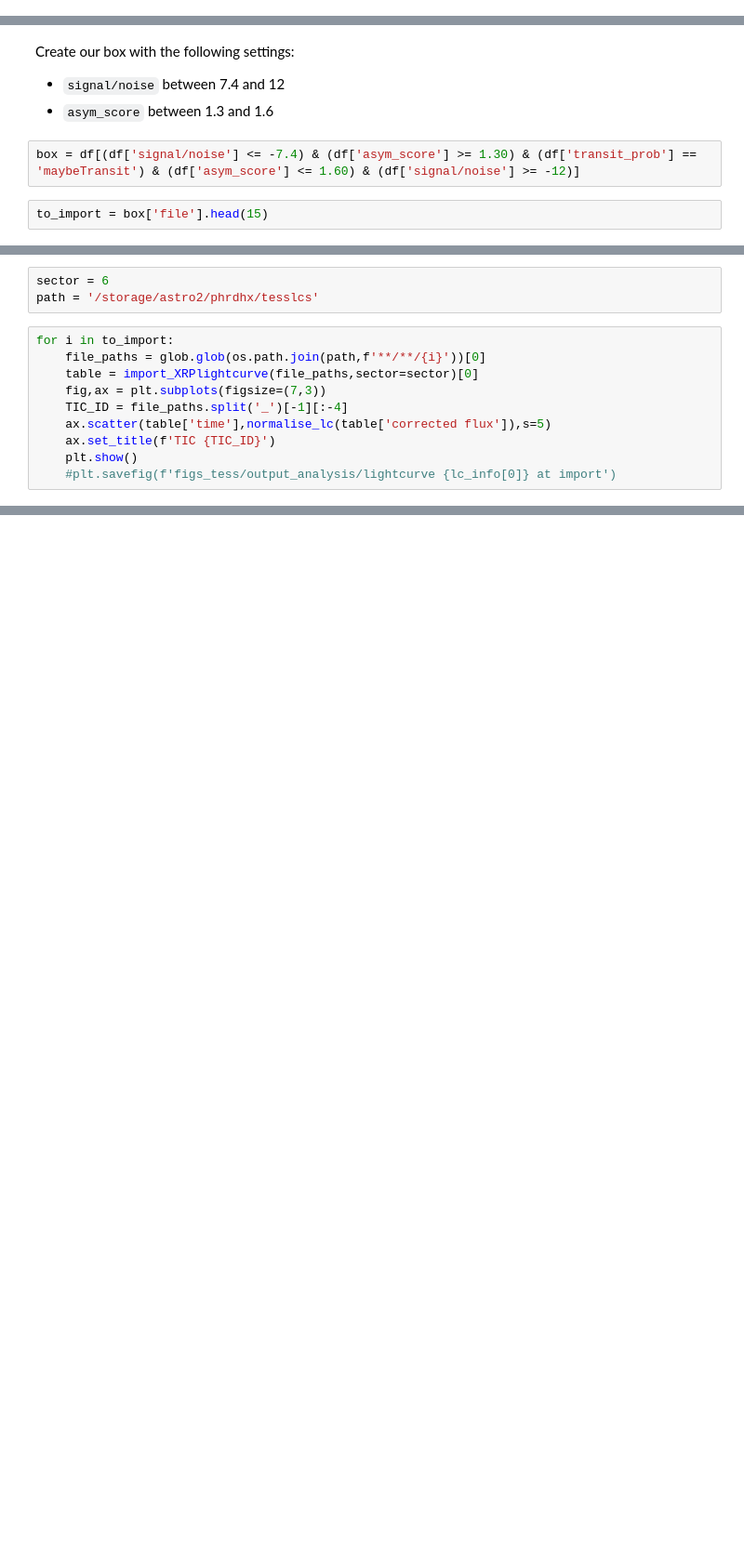
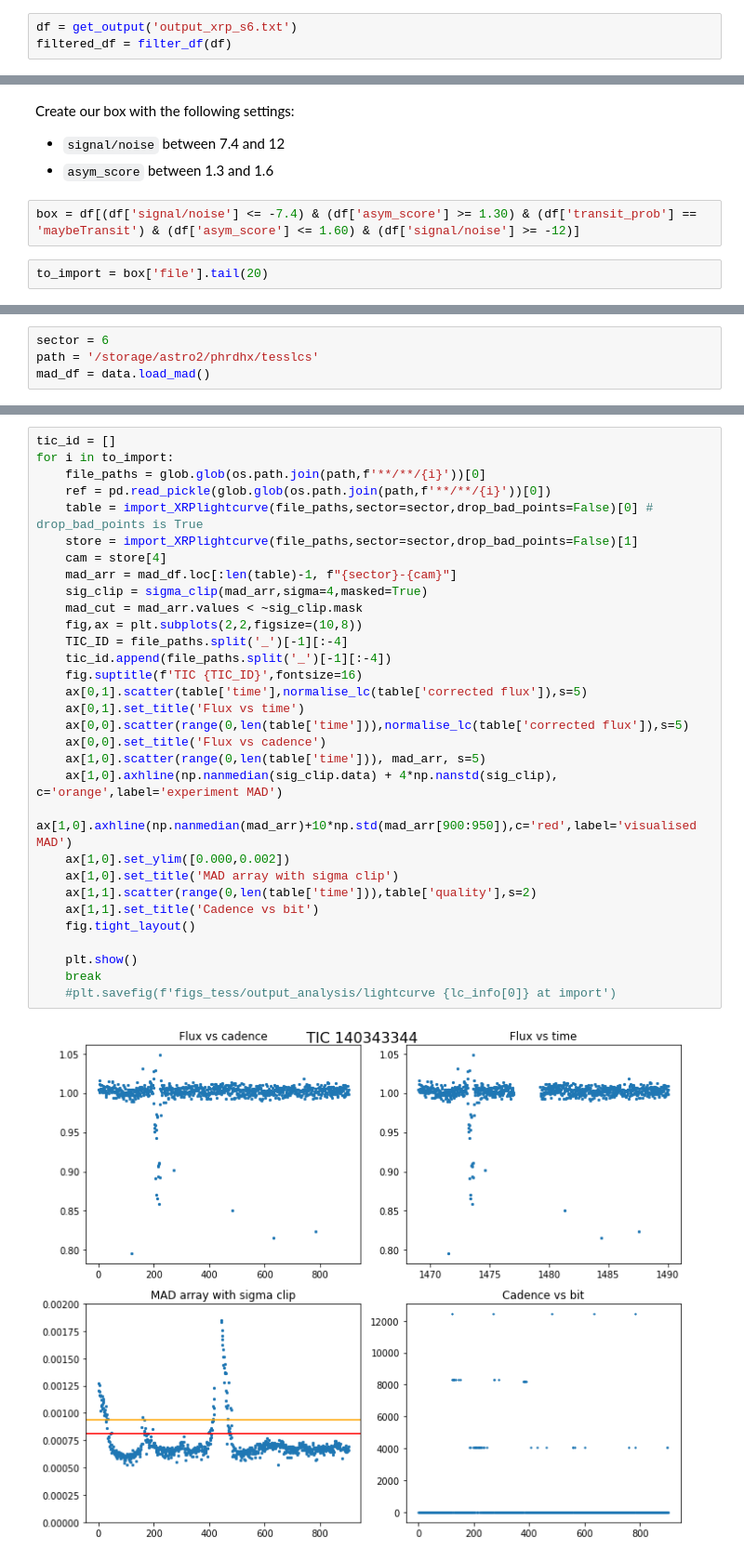
Before and after one commit to azibn/automated_exocomet_hunt, a Jupyter notebook: Notebooks/output_analysis.ipynb, the cells around one changed output, grey strips where cells are left out. Shown at 93% size. Saved outputs shown, nothing was run; the diff lists cells and outputs as text; blank space fills up the shorter version.

```diff
--- a/Notebooks/output_analysis.ipynb
+++ b/Notebooks/output_analysis.ipynb
@@ -29,3 +57,6 @@ df[cols[1:-1]] = df[cols[1:-1]].astype('float32')
+# %%
+df = get_output('output_xrp_s6.txt')
+filtered_df = filter_df(df)
 # %%
 df['transit_prob'].unique()
 # %% [output]
@@ -117,4 +118,4 @@ Create our box with the following settings:
 # %%
 box = df[(df['signal/noise'] <= -7.4) & (df['asym_score'] >= 1.30) & (df['transit_prob'] == 'maybeTransit') & (df['asym_score'] <= 1.60) & (df['signal/noise'] >= -12)]
 # %%
-to_import = box['file'].head(15)
+to_import = box['file'].tail(20)
@@ -125,13 +124,4 @@ from analysis_tools_cython import *
 # %%
 sector = 6
 path = '/storage/astro2/phrdhx/tesslcs'
+mad_df = data.load_mad()
-# %%
-for i in to_import:
-    file_paths = glob.glob(os.path.join(path,f'**/**/{i}'))[0]
-    table = import_XRPlightcurve(file_paths,sector=sector)[0]
-    fig,ax = plt.subplots(figsize=(7,3))
-    TIC_ID = file_paths.split('_')[-1][:-4]
-    ax.scatter(table['time'],normalise_lc(table['corrected flux']),s=5)
-    ax.set_title(f'TIC {TIC_ID}')
-    plt.show()
-    #plt.savefig(f'figs_tess/output_analysis/lightcurve {lc_info[0]} at import')
@@ -151,0 +128,33 @@ for i in to_import:
+# %%
+tic_id = []
+for i in to_import:
+    file_paths = glob.glob(os.path.join(path,f'**/**/{i}'))[0]
+    ref = pd.read_pickle(glob.glob(os.path.join(path,f'**/**/{i}'))[0])
+    table = import_XRPlightcurve(file_paths,sector=sector,drop_bad_points=False)[0] # drop_bad_points is True
+    store = import_XRPlightcurve(file_paths,sector=sector,drop_bad_points=False)[1]
+    cam = store[4]
+    mad_arr = mad_df.loc[:len(table)-1, f"{sector}-{cam}"]
+    sig_clip = sigma_clip(mad_arr,sigma=4,masked=True)
+    mad_cut = mad_arr.values < ~sig_clip.mask
+    fig,ax = plt.subplots(2,2,figsize=(10,8))
+    TIC_ID = file_paths.split('_')[-1][:-4]
+    tic_id.append(file_paths.split('_')[-1][:-4])
+    fig.suptitle(f'TIC {TIC_ID}',fontsize=16)
+    ax[0,1].scatter(table['time'],normalise_lc(table['corrected flux']),s=5)
+    ax[0,1].set_title('Flux vs time')
+    ax[0,0].scatter(range(0,len(table['time'])),normalise_lc(table['corrected flux']),s=5)
+    ax[0,0].set_title('Flux vs cadence')
+    ax[1,0].scatter(range(0,len(table['time'])), mad_arr, s=5)
+    ax[1,0].axhline(np.nanmedian(sig_clip.data) + 4*np.nanstd(sig_clip), c='orange',label='experiment MAD')
+    ax[1,0].axhline(np.nanmedian(mad_arr)+10*np.std(mad_arr[900:950]),c='red',label='visualised MAD')
+    ax[1,0].set_ylim([0.000,0.002])
+    ax[1,0].set_title('MAD array with sigma clip')
+    ax[1,1].scatter(range(0,len(table['time'])),table['quality'],s=2)
+    ax[1,1].set_title('Cadence vs bit')
+    fig.tight_layout()
+
+    plt.show()
+    break
+    #plt.savefig(f'figs_tess/output_analysis/lightcurve {lc_info[0]} at import')
+# %% [output]
+[figure, added]
```
Also changed, not shown: parts of 33 cells of this notebook, 1 other file.
